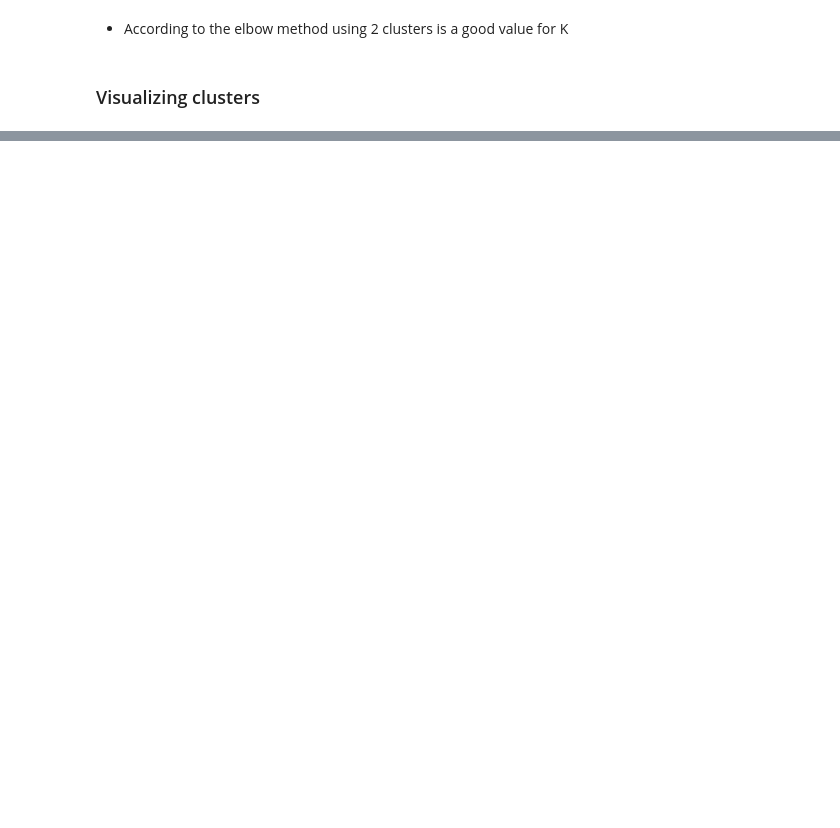
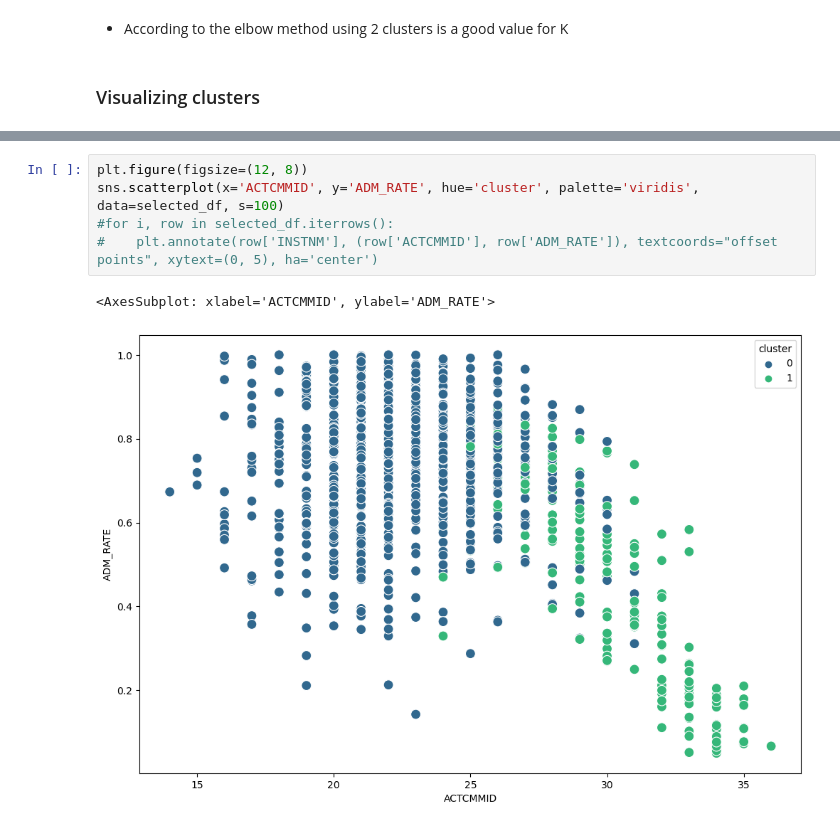
Before and after one commit to Rogercas1/CollegeScoreCard, a Jupyter notebook: analytics.ipynb, the cells around one changed output, grey strips where cells are left out. Cells and saved outputs as stored; diff of their text form; blank space fills up the shorter version.

```diff
--- a/analytics.ipynb
+++ b/analytics.ipynb
@@ -144,0 +158,8 @@ df.corr()
+# %%
+plt.figure(figsize=(12, 8))
+sns.scatterplot(x='ACTCMMID', y='ADM_RATE', hue='cluster', palette='viridis', data=selected_df, s=100)
+#for i, row in selected_df.iterrows():
+#    plt.annotate(row['INSTNM'], (row['ACTCMMID'], row['ADM_RATE']), textcoords="offset points", xytext=(0, 5), ha='center')
+# %% [output]
+<AxesSubplot: xlabel='ACTCMMID', ylabel='ADM_RATE'>
+[figure, added]
```
Also changed, not shown: parts of 15 cells of this notebook, 1 other file.
